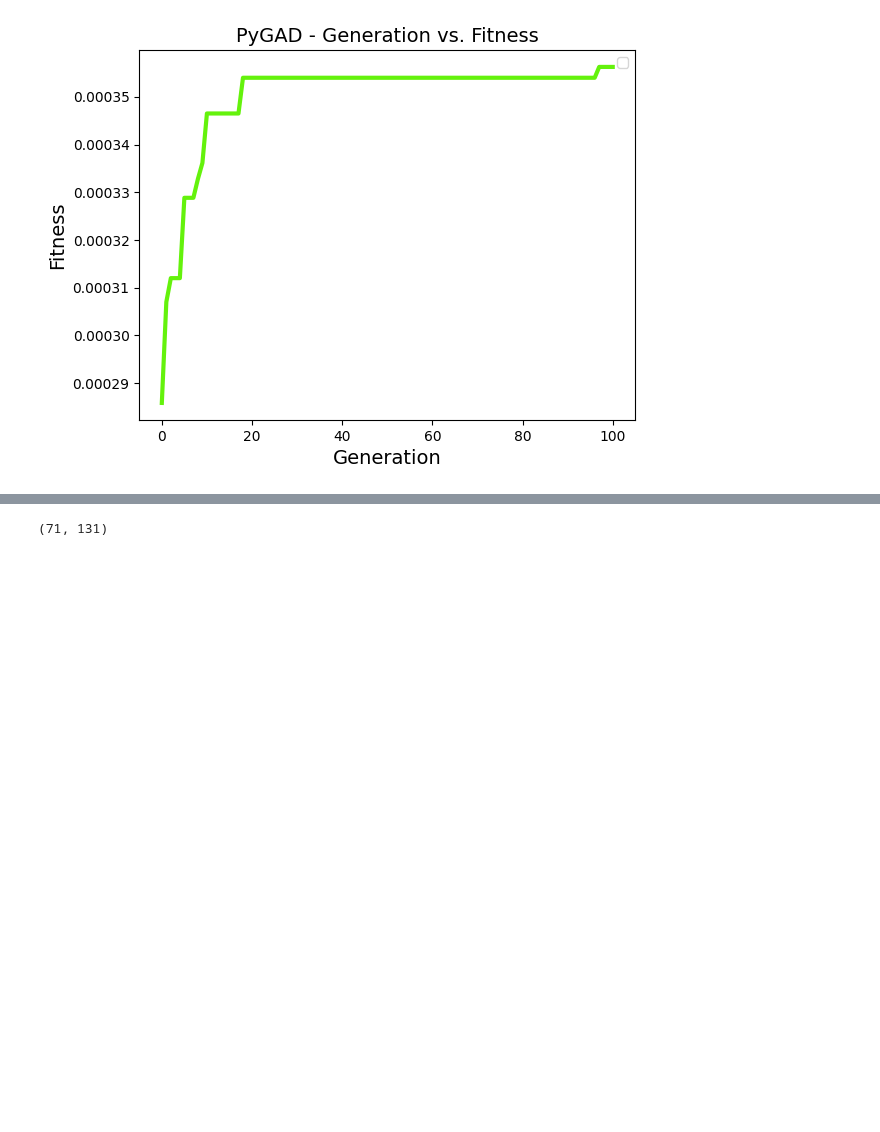
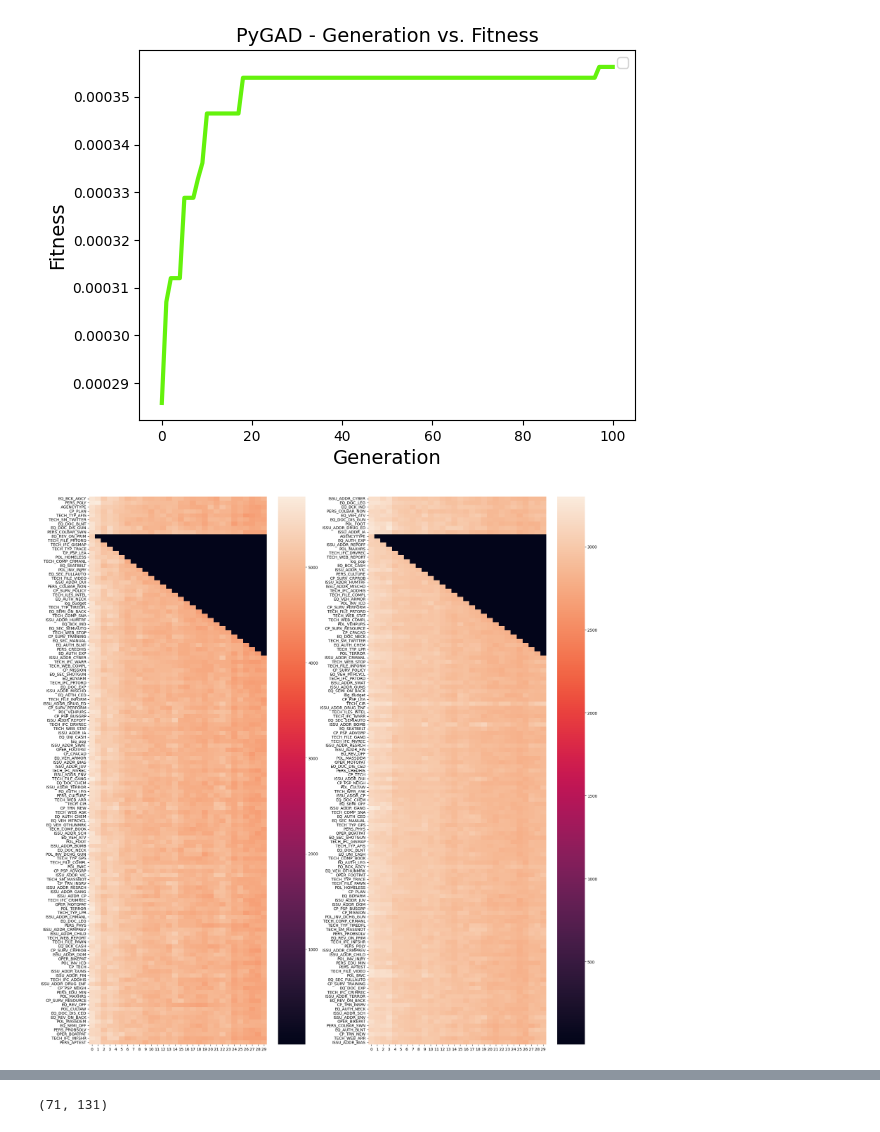
Before and after one commit to teddy21019/NIBRS_diffusion, a Jupyter notebook: Backward_Stepwise.ipynb, the cells around one changed output, grey strips where cells are left out. Cells and saved outputs as stored; diff of their text form; code cells hidden in the pictures; blank space fills up the shorter version.

Commit message:
More visualize demo on backward stepwise

```diff
--- a/Backward_Stepwise.ipynb
+++ b/Backward_Stepwise.ipynb
@@ -128,10 +129,10 @@ while (n:=len(cols_to_include_for_removal) )>=10:
 10
 10      ISSU_ADDR_BIAS  5500
 # %%
-import pickle
+# import pickle
 
-with open("back_7.pkl", 'wb') as f:
-    pickle.dump(logging_7, f)
+# with open("back_7.pkl", 'wb') as f:
+#     pickle.dump(logging_7, f)
 # %%
 from matplotlib import pyplot as plt
 
@@ -279,3 +280,5 @@ import pickle
 
 with open("back_8.pkl", 'rb') as f:
     logging_8 = pickle.load(f)
+with open("back_7.pkl", 'rb') as f:
+    logging_7 = pickle.load(f)
@@ -281,0 +328,13 @@ with open("back_8.pkl", 'rb') as f:
+# %%
+stepwise_8 = Stepwise(logging_8)
+stepwise_7 = Stepwise(logging_7)
+
+fig, axs = plt.subplots(1,2,figsize=(20,20))
+
+stepwise_7.plot_heatmap(top_n=30, include_not_removed=True, ax = axs[0]);
+stepwise_8.plot_heatmap(top_n=30, include_not_removed=True, ax = axs[1]);
+fig.tight_layout();
+
+## The darkest one is removed in its iteration. Plot black once removed.
+# %% [output]
+[figure, added]
```
Also changed, not shown: parts of 5 cells of this notebook.
